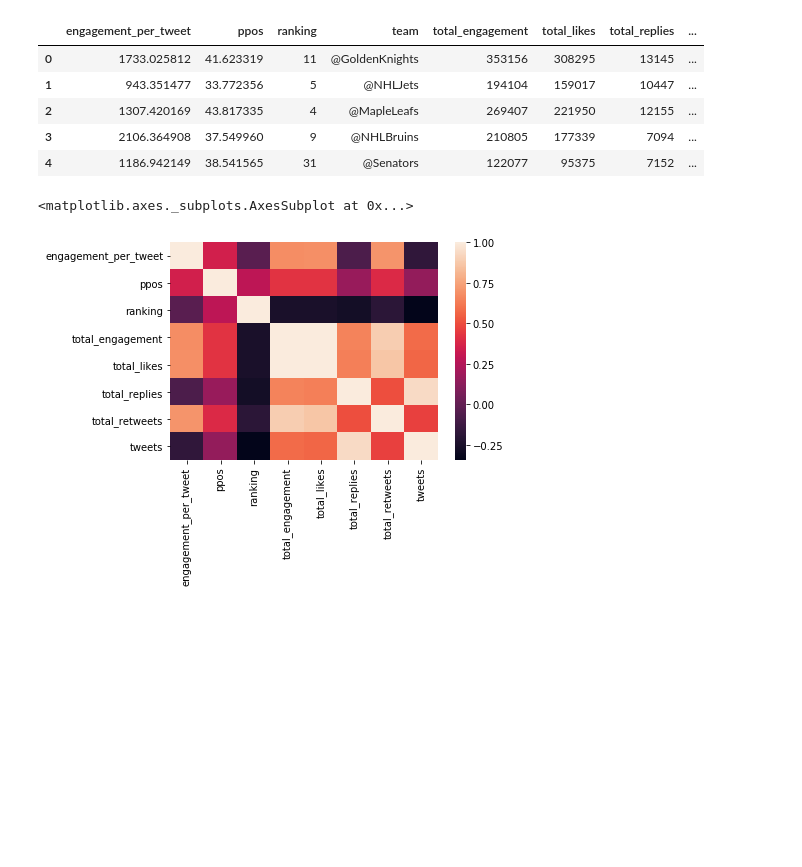
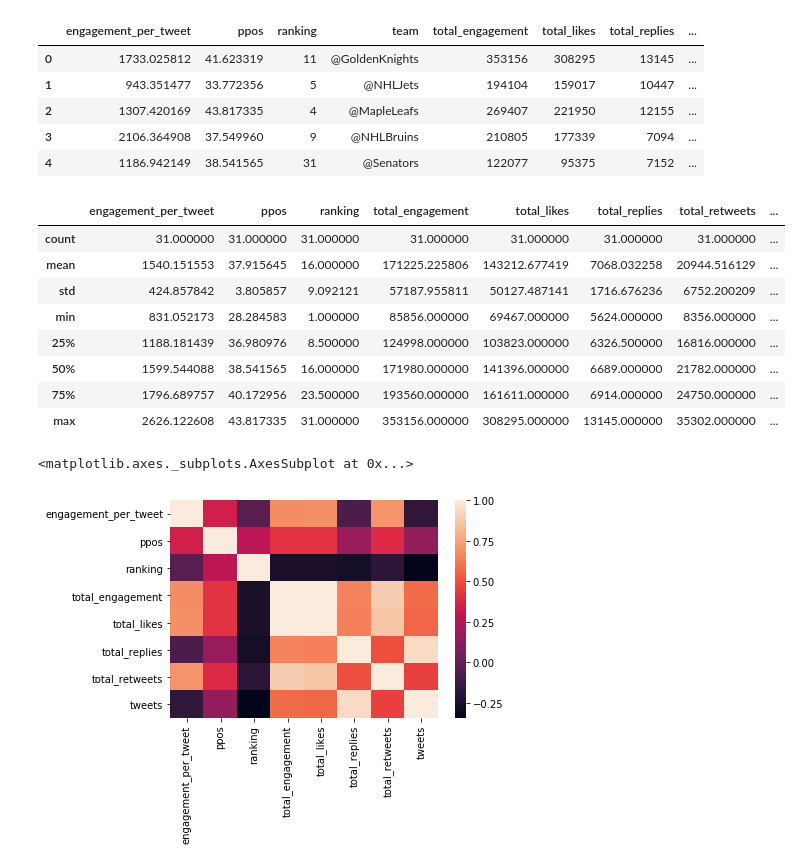
Before and after one commit to jsloa071/NHL-Tweets-Analysis, a Jupyter notebook: NHL Tweets Engagement Analysis.ipynb, the cells around one changed output. Saved outputs shown, nothing was run; the diff lists cells and outputs as text; code cells hidden in the pictures; blank space fills up the shorter version.

```diff
--- a/NHL Tweets Engagement Analysis.ipynb
+++ b/NHL Tweets Engagement Analysis.ipynb
@@ -40,11 +51,12 @@ polarity_datafile = 'data/tweets_polarities.csv' # for storing cleaned data with
 # %%
 def get_team_handles():
-    chromedriver = '/Users/paulcrupi/.wdm/chromedriver/2.46/mac64/chromedriver'
+    chromedriver = os.environ['CHROMEDRIVER']
+
     if not Path(chromedriver).exists():
         logging.info('Installing Chrome driver')
         driver = webdriver.Chrome(ChromeDriverManager().install())
 
-    print('Grabbing team handles from Twitter')
+    print('Fetching team handles from Twitter')
 
     browser = webdriver.Chrome(chromedriver)
     url = 'https://twitter.com/NHL/lists/nhl-team-accounts/members?lang=en'
@@ -135,3 +147,4 @@ if not Path(polarity_datafile).exists():
     create_polarities()
 # %%
-tweets_data = pd.read_csv(polarity_datafile, parse_dates = ['timestamp'])
+tweets_data = pd.read_csv(tweets_polarity_datafile, parse_dates = ['timestamp'])
+tweets_data.describe()
@@ -243,6 +365,18 @@ team_summary.head()
 | 2 | 1307.420169 | 43.817335 | 4 | @MapleLeafs | 269407 | 221950 | 12155 | ... |
 | 3 | 2106.364908 | 37.549960 | 9 | @NHLBruins | 210805 | 177339 | 7094 | ... |
 | 4 | 1186.942149 | 38.541565 | 31 | @Senators | 122077 | 95375 | 7152 | ... |
+# %%
+team_summary.describe()
+# %% [output]
+|  | engagement_per_tweet | ppos | ranking | total_engagement | total_likes | total_replies | total_retweets | ... |
+| count | 31.000000 | 31.000000 | 31.000000 | 31.000000 | 31.000000 | 31.000000 | 31.000000 | ... |
+| mean | 1540.151553 | 37.915645 | 16.000000 | 171225.225806 | 143212.677419 | 7068.032258 | 20944.516129 | ... |
+| std | 424.857842 | 3.805857 | 9.092121 | 57187.955811 | 50127.487141 | 1716.676236 | 6752.200209 | ... |
+| min | 831.052173 | 28.284583 | 1.000000 | 85856.000000 | 69467.000000 | 5624.000000 | 8356.000000 | ... |
+| 25% | 1188.181439 | 36.980976 | 8.500000 | 124998.000000 | 103823.000000 | 6326.500000 | 16816.000000 | ... |
+| 50% | 1599.544088 | 38.541565 | 16.000000 | 171980.000000 | 141396.000000 | 6689.000000 | 21782.000000 | ... |
+| 75% | 1796.689757 | 40.172956 | 23.500000 | 193560.000000 | 161611.000000 | 6914.000000 | 24750.000000 | ... |
+| max | 2626.122608 | 43.817335 | 31.000000 | 353156.000000 | 308295.000000 | 13145.000000 | 35302.000000 | ... |
 # %%
 sns.heatmap(team_summary.corr())
 # %% [output]
```
Also changed, not shown: parts of 33 cells of this notebook, 3 other files.
